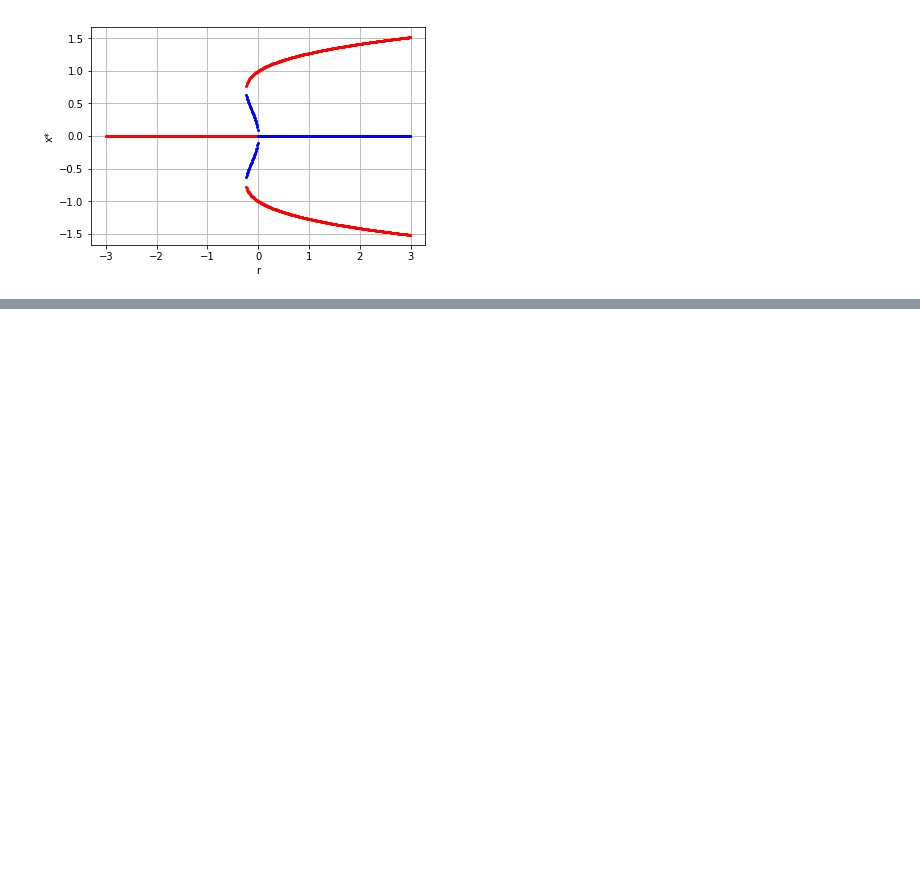
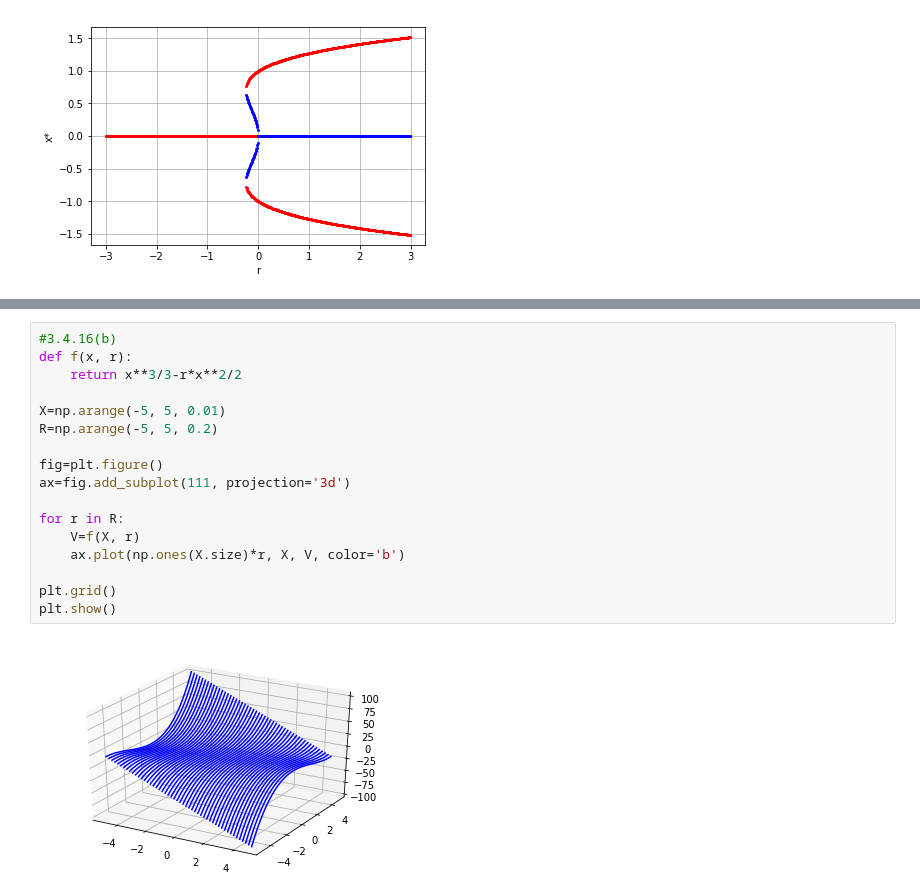
Before and after one commit to nkknj/strogatz, a Jupyter notebook: Chapter3_exercise.ipynb, the cells around one changed output, grey strips where cells are left out. Drawn from its saved outputs; the diff is of its cells as text; blank space fills up the shorter version.

```diff
--- a/Chapter3_exercise.ipynb
+++ b/Chapter3_exercise.ipynb
@@ -985,0 +1006,19 @@ plt.show()
+# %%
+#3.4.16(b)
+def f(x, r):
+    return x**3/3-r*x**2/2
+
+X=np.arange(-5, 5, 0.01)
+R=np.arange(-5, 5, 0.2)
+
+fig=plt.figure()
+ax=fig.add_subplot(111, projection='3d')
+
+for r in R:
+    V=f(X, r)
+    ax.plot(np.ones(X.size)*r, X, V, color='b')
+
+plt.grid()
+plt.show()
+# %% [output]
+[figure, added]
```
Also changed, not shown: parts of 3 cells of this notebook.
